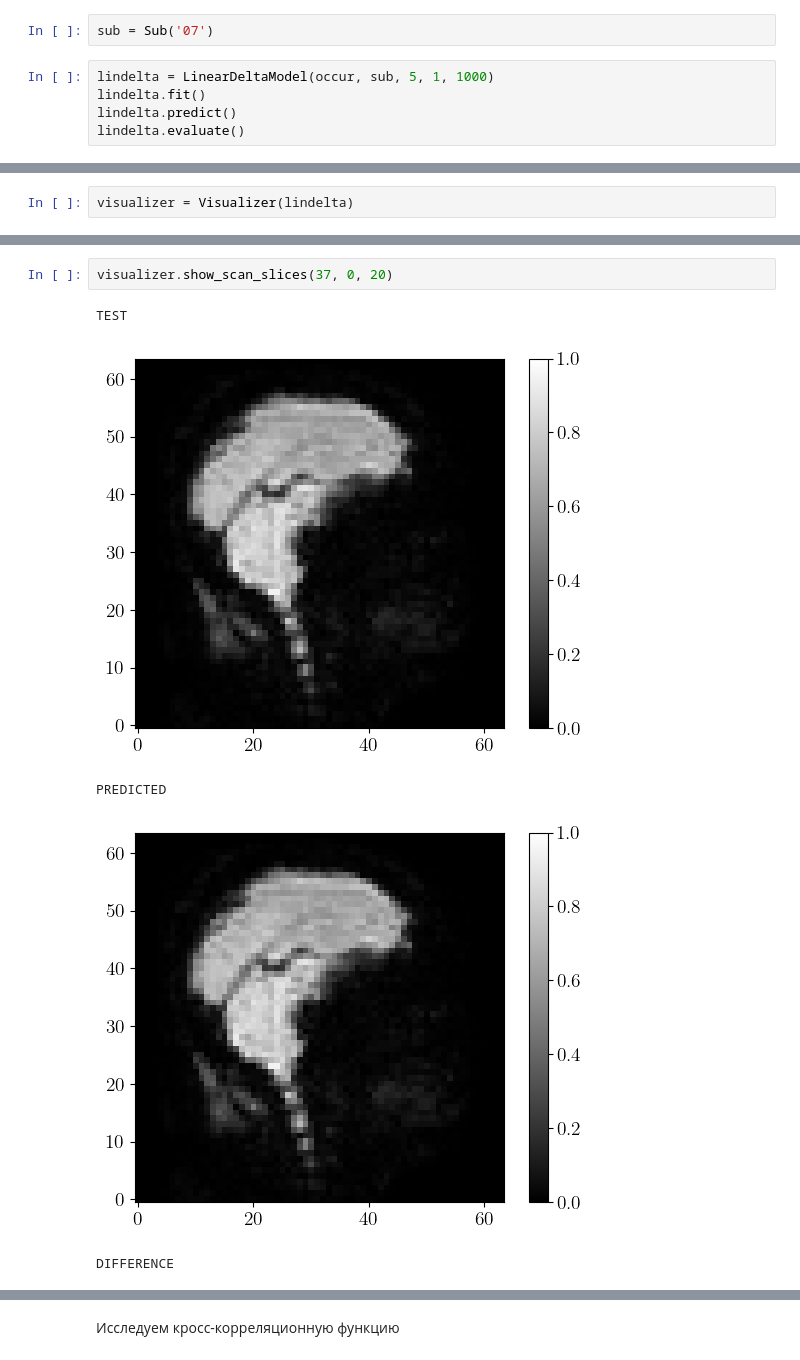
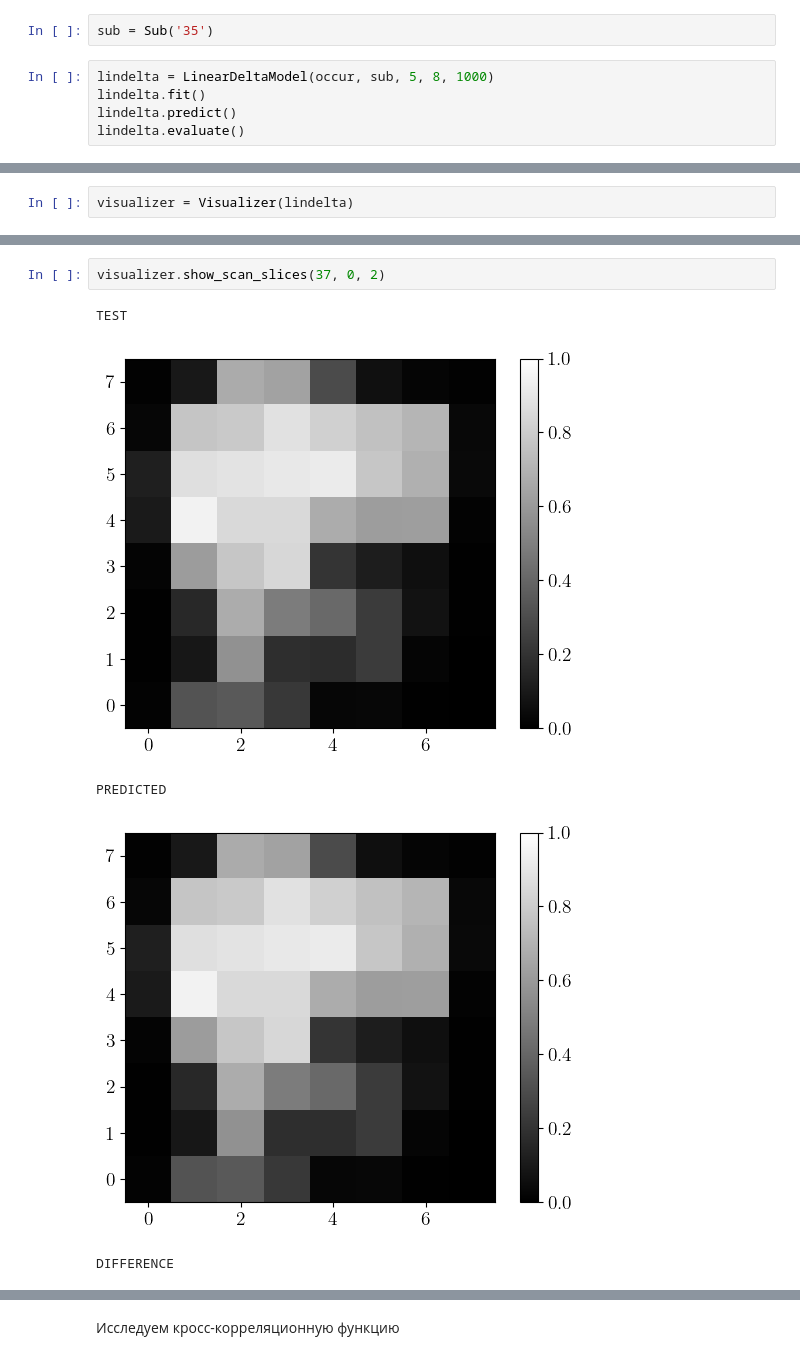
Before and after one commit to intsystems/2023-Project-112, a Jupyter notebook: code/main.ipynb, the cells around one changed output, grey strips where cells are left out. Saved outputs shown, nothing was run; the diff lists cells and outputs as text.

```diff
--- a/code/main.ipynb
+++ b/code/main.ipynb
@@ -639,7 +659,7 @@ print(f"{abs(MSE_test - MSE_test_noised):.2e}")
 # %%
-sub = Sub('07')
+sub = Sub('35')
 # %%
-lindelta = LinearDeltaModel(occur, sub, 5, 1, 1000)
+lindelta = LinearDeltaModel(occur, sub, 5, 8, 1000)
 lindelta.fit()
 lindelta.predict()
 lindelta.evaluate()
@@ -652,8 +674,8 @@ visualizer = Visualizer(lindelta)
 # %%
-visualizer.show_scan_slices(37, 0, 20)
+visualizer.show_scan_slices(37, 0, 2)
 # %% [output]
 TEST
-[figure, old version]
+[figure, new version]
 PREDICTED
-[figure, old version]
+[figure, new version]
 DIFFERENCE
```
Also changed, not shown: parts of 39 cells of this notebook, 34 other files.
